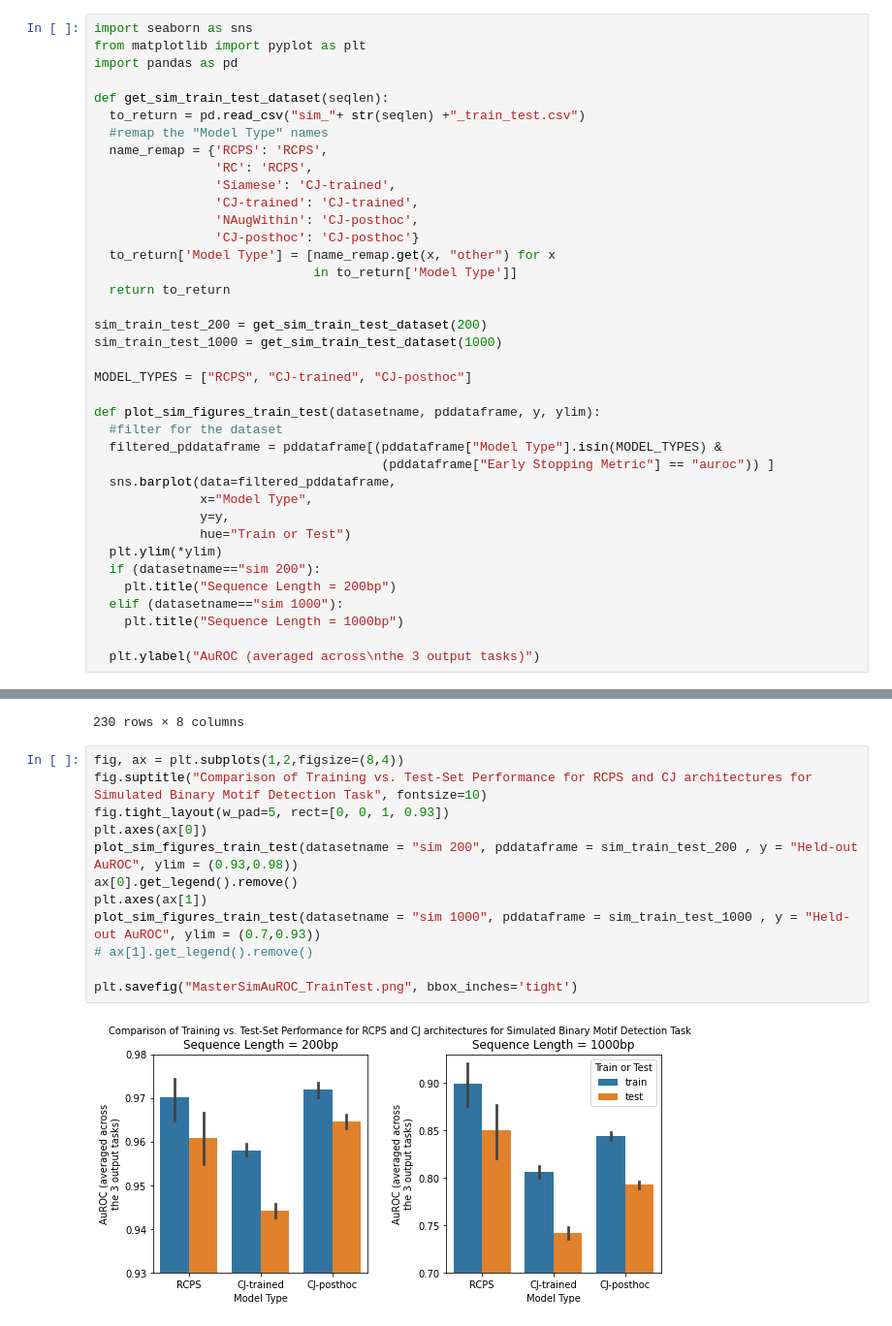
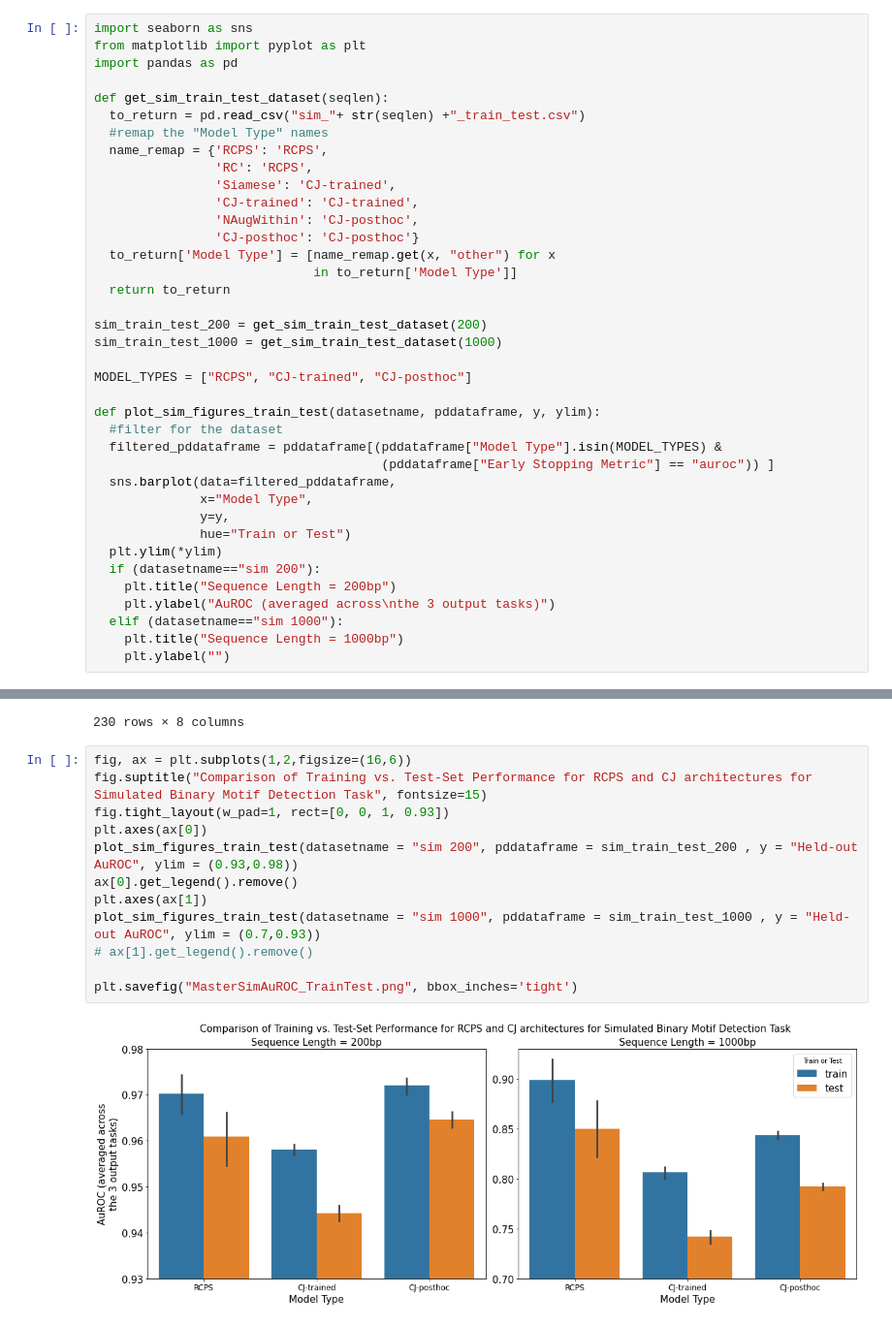
Before and after one commit to hannahgz/BenchmarkRCStrategies, a Jupyter notebook: FigGenNew.ipynb, the cells around one changed output, grey strips where cells are left out. Shown at 97% size. Drawn from its saved outputs; the diff is of its cells as text.

```diff
--- a/FigGenNew.ipynb
+++ b/FigGenNew.ipynb
@@ -911,10 +911,10 @@ def plot_sim_figures_train_test(datasetname, pddataframe, y, ylim):
   plt.ylim(*ylim)
   if (datasetname=="sim 200"):
     plt.title("Sequence Length = 200bp")
+    plt.ylabel("AuROC (averaged across\nthe 3 output tasks)")
   elif (datasetname=="sim 1000"):
     plt.title("Sequence Length = 1000bp")
-
-  plt.ylabel("AuROC (averaged across\nthe 3 output tasks)")
+    plt.ylabel("")
 # %%
 sim_train_test_200
 # %% [output]
@@ -948,19 +948,19 @@ sim_train_test_1000
 | 229 | 199 | other | 9295 | 0.682631 | 0.520255 | loss | test | ... |
 230 rows × 8 columns
 # %%
-fig, ax = plt.subplots(1,2,figsize=(8,4))
-fig.suptitle("Comparison of Training vs. Test-Set Performance for RCPS and CJ architectures for Simulated Binary Motif Detection Task", fontsize=10)
-fig.tight_layout(w_pad=5, rect=[0, 0, 1, 0.93])
+fig, ax = plt.subplots(1,2,figsize=(16,6))
+fig.suptitle("Comparison of Training vs. Test-Set Performance for RCPS and CJ architectures for Simulated Binary Motif Detection Task", fontsize=15)
+fig.tight_layout(w_pad=1, rect=[0, 0, 1, 0.93])
 plt.axes(ax[0])
 plot_sim_figures_train_test(datasetname = "sim 200", pddataframe = sim_train_test_200 , y = "Held-out AuROC", ylim = (0.93,0.98))
 ax[0].get_legend().remove()
 plt.axes(ax[1])
 plot_sim_figures_train_test(datasetname = "sim 1000", pddataframe = sim_train_test_1000 , y = "Held-out AuROC", ylim = (0.7,0.93))
 # ax[1].get_legend().remove()
 
 plt.savefig("MasterSimAuROC_TrainTest.png", bbox_inches='tight')
 # %% [output]
-[figure, old version]
+[figure, new version]
 # %%
 from google.colab import files
 import glob
```
Also changed, not shown: parts of 11 cells of this notebook.
